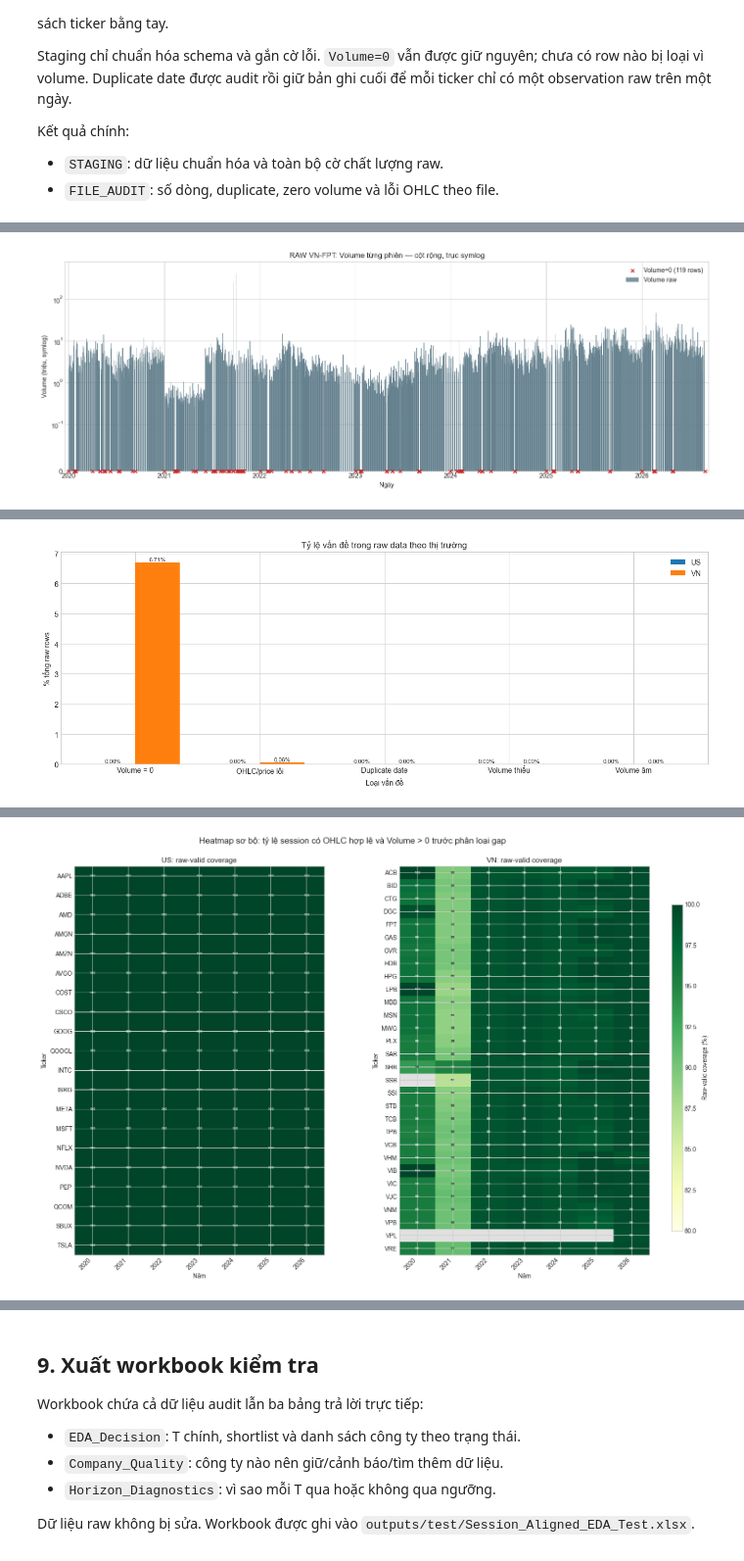
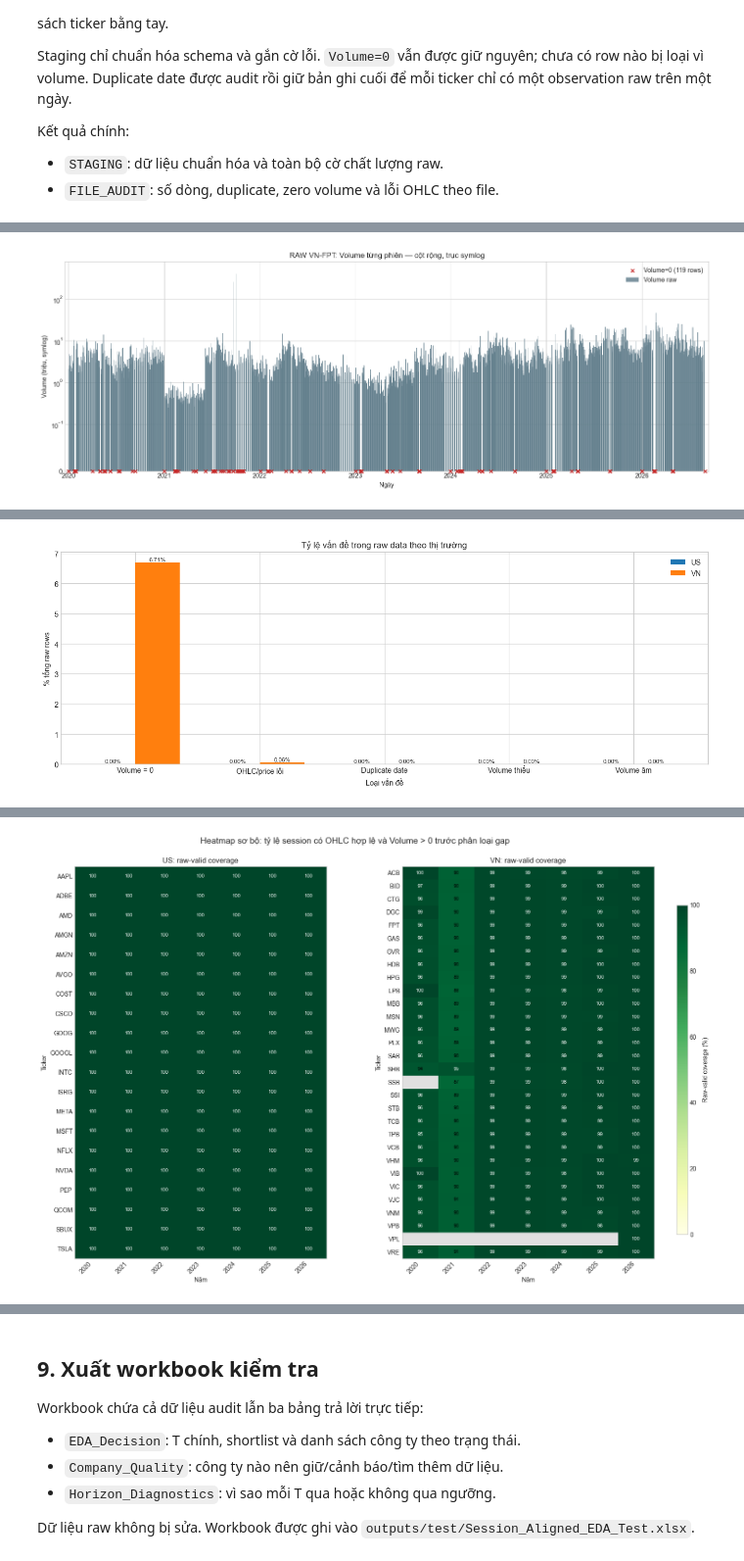
Before and after one commit to cathasi/P4AIDS---Stock, a Jupyter notebook: notebooks/Stock_EDA_Session_Aligned_Test.ipynb, the cells around one changed output, grey strips where cells are left out. Shown at 98% size. Drawn from its saved outputs; the diff is of its cells as text; code cells hidden in the pictures.

```diff
--- a/notebooks/Stock_EDA_Session_Aligned_Test.ipynb
+++ b/notebooks/Stock_EDA_Session_Aligned_Test.ipynb
@@ -119,0 +71,19 @@ Các ngưỡng là policy EDA có thể điều chỉnh, không phải hằng s
+# %%
+from pathlib import Path
+import re
+import warnings
+
+import numpy as np
+import pandas as pd
+import matplotlib.pyplot as plt
+import exchange_calendars as xcals
+from IPython.display import display
+
+warnings.filterwarnings("ignore", category=FutureWarning)
+plt.style.use("seaborn-v0_8-whitegrid")
+TOP_N = 5  # Số ví dụ mỗi thị trường
+pd.set_option("display.max_rows", 20)
+pd.set_option("display.max_colwidth", 72)
+pd.set_option("display.max_columns", 40)
+pd.set_option("display.width", 160)
+pd.set_option("display.float_format", lambda x: f"{x:,.4f}")
@@ -352,8 +542,12 @@ RAW_PLOT["RawReturn_1"] = (
     .replace([np.inf, -np.inf], np.nan)
 )
 
-selected_market = CONFIG["SELECTED_MARKET"]
-selected_ticker = CONFIG["SELECTED_TICKER"]
+# Ticker minh họa
+SELECTED_MARKET = "VN"  # Thị trường minh họa
+SELECTED_TICKER = "FPT"  # Cổ phiếu minh họa
+
+selected_market = SELECTED_MARKET
+selected_ticker = SELECTED_TICKER
 raw_selected = RAW_PLOT[
     RAW_PLOT["Market"].eq(selected_market) & RAW_PLOT["Ticker"].eq(selected_ticker)
 ].sort_values("Date")
@@ -361,6 +555,7 @@ if raw_selected.empty:
     raise ValueError(f"Không tìm thấy raw ticker {selected_market}-{selected_ticker}")
 
 # 1A) Price time series — output riêng để không bị volume làm giảm không gian đọc giá.
+print("Price time series")
 fig, ax = plt.subplots(figsize=(15, 5.2))
 ax.plot(raw_selected["Date"], raw_selected["Adj Close"], color="#1565C0", linewidth=1.25)
 ax.set(
@@ -377,6 +572,7 @@ plt.show()
 volume_million = raw_selected["Volume"] / 1_000_000
 zero_rows = raw_selected[raw_selected["VolumeZero"]]
 
+print("Volume time series")
 fig, ax = plt.subplots(figsize=(15, 5.5))
 ax.bar(
     raw_selected["Date"], volume_million,
@@ -399,28 +595,46 @@ ax.legend(loc="upper right")
 fig.tight_layout()
 plt.show()
 
-# 2) Distribution: box plot cho return raw và log-volume.
+# 2) Distribution: mọi giá trị hữu hạn, hiện toàn bộ outlier.
+print("Distribution of raw return and volume")
 markets = sorted(RAW_PLOT["Market"].dropna().unique())
-return_data = [RAW_PLOT.loc[RAW_PLOT["Market"].eq(m), "RawReturn_1"].dropna() * 100 for m in markets]
-positive_volume_data = [
-    np.log10(RAW_PLOT.loc[RAW_PLOT["Market"].eq(m) & RAW_PLOT["Volume"].gt(0), "Volume"])
-    for m in markets
-]
+return_data, volume_data, plot_audit_rows = [], [], []
+for market in markets:
+    market_raw = RAW_PLOT[RAW_PLOT["Market"].eq(market)]
+    returns = market_raw["RawReturn_1"].replace([np.inf, -np.inf], np.nan).dropna()
+    volumes = market_raw["Volume"].replace([np.inf, -np.inf], np.nan).dropna()
+    return_data.append(returns * 100)
+    volume_data.append(volumes / 1_000_000)
+    plot_audit_rows.append({
+        "Market": market,
+        "RawRows": len(market_raw),
+        "ReturnPlottedRows": len(returns),
+        "ReturnMissingOrNonfinite": len(market_raw) - len(returns),
+        "VolumePlottedRows": len(volumes),
+        "VolumeMissingOrNonfinite": len(market_raw) - len(volumes),
+        "VolumeZero": int(volumes.eq(0).sum()),
+        "VolumeNegative": int(volumes.lt(0).sum()),
+    })
+RAW_PLOT_AUDIT = pd.DataFrame(plot_audit_rows)
 
 fig, axes = plt.subplots(1, 2, figsize=(14, 5))
-axes[0].boxplot(return_data, tick_labels=markets, whis=(1, 99), showfliers=False, patch_artist=True,
-                boxprops=dict(facecolor="#90CAF9"), medianprops=dict(color="#0D47A1", linewidth=2))
+axes[0].boxplot(return_data, tick_labels=markets, whis=1.5, showfliers=True, patch_artist=True,
+                boxprops=dict(facecolor="#90CAF9"), medianprops=dict(color="#0D47A1", linewidth=2),
+                flierprops=dict(marker=".", markersize=3, alpha=0.65))
 axes[0].axhline(0, color="#555555", linewidth=1)
-axes[0].set(title="Phân phối raw daily return (whisker 1–99%)", xlabel="Thị trường", ylabel="Return (%)")
+axes[0].set(title="Phân phối raw daily return", xlabel="Thị trường", ylabel="Return (%)")
 
-axes[1].boxplot(positive_volume_data, tick_labels=markets, whis=(1, 99), showfliers=False, patch_artist=True,
-                boxprops=dict(facecolor="#A5D6A7"), medianprops=dict(color="#1B5E20", linewidth=2))
-axes[1].set(title="Phân phối Volume dương trên thang log", xlabel="Thị trường", ylabel="log10(Volume)")
-fig.suptitle("Box plot làm rõ trung vị, độ phân tán và khác biệt quy mô giữa thị trường", fontsize=14)
+axes[1].boxplot(volume_data, tick_labels=markets, whis=1.5, showfliers=True, patch_artist=True,
+                boxprops=dict(facecolor="#A5D6A7"), medianprops=dict(color="#1B5E20", linewidth=2),
+                flierprops=dict(marker=".", markersize=3, alpha=0.65))
+axes[1].set_yscale("symlog", linthresh=0.10)
+axes[1].set(title="Phân phối raw volume", xlabel="Thị trường", ylabel="Volume (triệu, symlog)")
+fig.suptitle("Toàn bộ quan sát hữu hạn", fontsize=14)
 fig.tight_layout()
 plt.show()
 
 # 3) Categorical quality issues: tỷ lệ trên tổng raw rows theo market.
+print("Categorical quality issues by market")
 file_totals = FILE_AUDIT.groupby("Market")[["RawRows", "VolumeZero", "InvalidPriceOrOHLC", "DuplicateDates"]].sum()
 volume_issues = RAW_PLOT.groupby("Market")[["VolumeMissing", "VolumeNegative"]].sum()
 raw_totals = file_totals["RawRows"]
@@ -450,6 +664,7 @@ plt.show()
 
 # 4) Heatmap preliminary raw-valid coverage theo ticker × năm.
 # Raw-valid = raw row thuộc calendar candidate, OHLC hợp lệ và Volume > 0.
+print("Heatmap preliminary raw-valid coverage by ticker × year")
 raw_coverage_rows = []
 for (market, ticker), group in RAW_PLOT.groupby(["Market", "Ticker"], sort=True):
     first_date, last_date = group["Date"].min(), group["Date"].max()
@@ -482,15 +697,16 @@ for ax, market in zip(axes[0], markets):
         .sort_index()
         * 100
     )
-    last_image = ax.imshow(matrix.to_numpy(), aspect="auto", cmap=cmap, vmin=80, vmax=100)
+    last_image = ax.imshow(matrix.to_numpy(), aspect="auto", cmap=cmap, vmin=0, vmax=100)
     ax.set_xticks(range(len(matrix.columns)), labels=matrix.columns, rotation=45, ha="right")
     ax.set_yticks(range(len(matrix.index)), labels=matrix.index)
     ax.set(title=f"{market}: raw-valid coverage", xlabel="Năm", ylabel="Ticker")
+    ax.grid(False)
     for i in range(matrix.shape[0]):
         for j in range(matrix.shape[1]):
             value = matrix.iloc[i, j]
             if pd.notna(value):
-                ax.text(j, i, f"{value:.0f}", ha="center", va="center", fontsize=6,
+                ax.text(j, i, f"{value:.0f}", ha="center", va="center", fontsize=8,
                         color="white" if value >= 95 else "black")
 color_ax = fig.add_axes([0.93, 0.16, 0.015, 0.68])
 fig.colorbar(last_image, cax=color_ax, label="Raw-valid coverage (%)")
@@ -498,6 +714,17 @@ fig.suptitle("Heatmap sơ bộ: tỷ lệ session có OHLC hợp lệ và Volume
 fig.subplots_adjust(top=0.92, right=0.90, wspace=0.30)
 plt.show()
 
-display(issue_rates.rename_axis("Market").reset_index())
-display(RAW_YEARLY_COVERAGE.sort_values(["Market", "RawValidCoverage"]).head(15))
+# Mỗi ticker chỉ lấy năm có coverage thấp nhất.
+RAW_COVERAGE_PRIORITY = (
+    RAW_YEARLY_COVERAGE.sort_values(["Market", "RawValidCoverage", "Ticker", "Year"])
+    .drop_duplicates(["Market", "Ticker"])
+    .groupby("Market", sort=False).head(TOP_N)
+)
+display(RAW_PLOT_AUDIT[["Market", "RawRows", "ReturnMissingOrNonfinite", "VolumeMissingOrNonfinite", "VolumeZero", "VolumeNegative"]])
+print(f"Top {TOP_N} mã/thị trường có coverage năm thấp nhất:")
+display(RAW_COVERAGE_PRIORITY[["Market", "Ticker", "Year", "ExpectedSessions", "RawValidCoverage"]])
+for view_market, view_rates in issue_rates.iterrows():
+    view_issue = view_rates.idxmax()
+    print(f"Nhận xét {view_market}: {view_issue} chiếm {view_rates[view_issue]:.2f}% raw rows, cao nhất trong các lỗi đã kiểm tra.")
+print("Coverage thấp cho biết cần kiểm tra dữ liệu; heatmap giữ bức tranh toàn bộ công ty.")
 # %% [output]
@@ -508 +740 @@ display(RAW_YEARLY_COVERAGE.sort_values(["Market", "RawValidCoverage"]).head(15)
-[figure, old version]
+[figure, new version]
```
Also changed, not shown: parts of 126 cells of this notebook.
